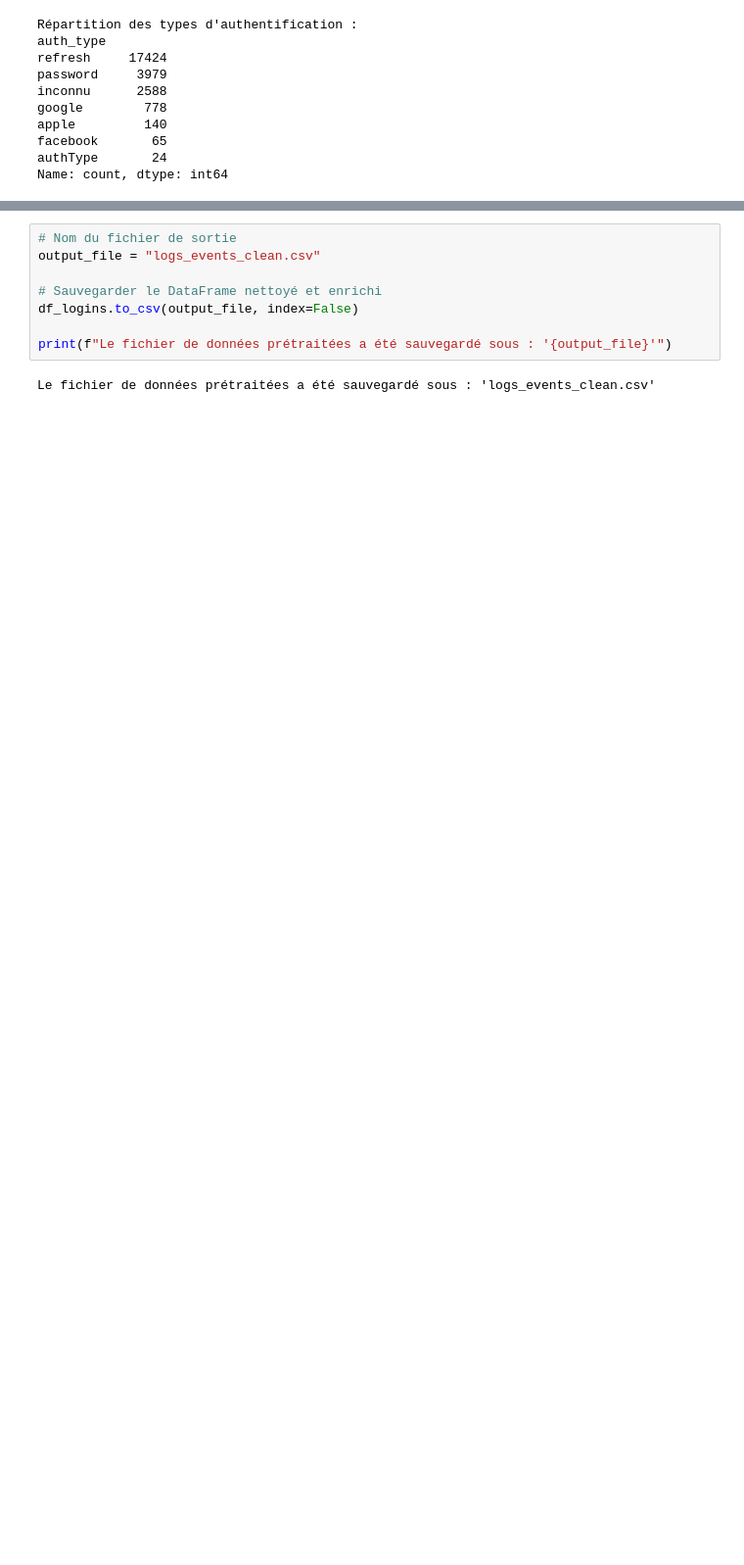
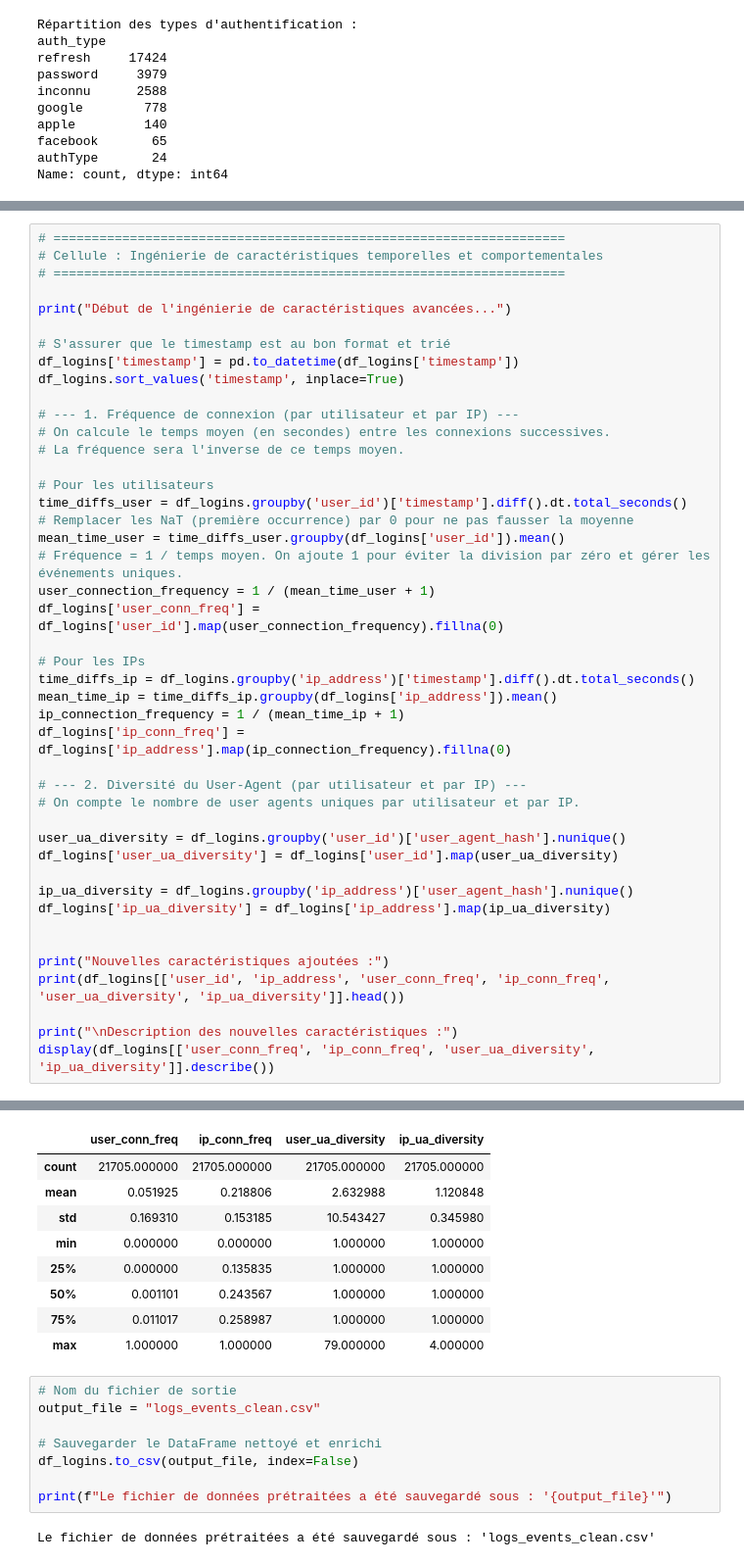
Before and after one commit to diidouu/PING14, a Jupyter notebook: pretraitement.ipynb, the cells around one changed output, grey strips where cells are left out. Shown at 98% size. Saved outputs shown, nothing was run; the diff lists cells and outputs as text; blank space fills up the shorter version.

```diff
--- a/pretraitement.ipynb
+++ b/pretraitement.ipynb
@@ -291,3 +291,48 @@ Aperçu du DataFrame des connexions :
 | 12 | AZcxur-7orOvtZtmN7R8 | f7fd2b5c327cd330975ed6e1cf9711260... | 2025-06-02 17:40:11.835000+00:00 | login | refresh | cfd5065ab4d87895601e26bd782055667... | vNm6E4T787EOcDObKj3R | 7dd784295e588d22a36f9aa4661e813c2... | identity_first_party | ... |
 | 13 | AZcxur-7orOvtZtmN7R8 | f7fd2b5c327cd330975ed6e1cf9711260... | 2025-06-02 17:40:11.835000+00:00 | login | refresh | cfd5065ab4d87895601e26bd782055667... | vNm6E4T787EOcDObKj3R | 7dd784295e588d22a36f9aa4661e813c2... | identity_first_party | ... |
 | 16 | AZcxusENH9C07pBMSrTc | 3863d3bbf73743ac699f04838a7d29d81... | 2025-06-02 17:40:12.173000+00:00 | login | refresh | fe14787607e69d705c79db451fa77bbe7... | 3efp2wUSJdNCaau1BAjS | cbef514453fadaafc44470bef7f3c2df6... | identity_first_party | ... |
+# %%
+# ===================================================================
+# Cellule : Ingénierie de caractéristiques temporelles et comportementales
+# ===================================================================
+
+print("Début de l'ingénierie de caractéristiques avancées...")
+
+# S'assurer que le timestamp est au bon format et trié
+df_logins['timestamp'] = pd.to_datetime(df_logins['timestamp'])
+df_logins.sort_values('timestamp', inplace=True)
+
+# --- 1. Fréquence de connexion (par utilisateur et par IP) ---
+# On calcule le temps moyen (en secondes) entre les connexions successives.
+# La fréquence sera l'inverse de ce temps moyen.
+
+# Pour les utilisateurs
+time_diffs_user = df_logins.groupby('user_id')['timestamp'].diff().dt.total_seconds()
+# Remplacer les NaT (première occurrence) par 0 pour ne pas fausser la moyenne
+mean_time_user = time_diffs_user.groupby(df_logins['user_id']).mean()
+# Fréquence = 1 / temps moyen. On ajoute 1 pour éviter la division par zéro et gérer les événements uniques.
+user_connection_frequency = 1 / (mean_time_user + 1)
+df_logins['user_conn_freq'] = df_logins['user_id'].map(user_connection_frequency).fillna(0)
+
+# Pour les IPs
+time_diffs_ip = df_logins.groupby('ip_address')['timestamp'].diff().dt.total_seconds()
+mean_time_ip = time_diffs_ip.groupby(df_logins['ip_address']).mean()
+ip_connection_frequency = 1 / (mean_time_ip + 1)
+df_logins['ip_conn_freq'] = df_logins['ip_address'].map(ip_connection_frequency).fillna(0)
+
+# --- 2. Diversité du User-Agent (par utilisateur et par IP) ---
+# On compte le nombre de user agents uniques par utilisateur et par IP.
+
+user_ua_diversity = df_logins.groupby('user_id')['user_agent_hash'].nunique()
+df_logins['user_ua_diversity'] = df_logins['user_id'].map(user_ua_diversity)
+
+ip_ua_diversity = df_logins.groupby('ip_address')['user_agent_hash'].nunique()
+df_logins['ip_ua_diversity'] = df_logins['ip_address'].map(ip_ua_diversity)
+
+
+print("Nouvelles caractéristiques ajoutées :")
+print(df_logins[['user_id', 'ip_address', 'user_conn_freq', 'ip_conn_freq', 'user_ua_diversity', 'ip_ua_diversity']].head())
+
+print("\nDescription des nouvelles caractéristiques :")
+display(df_logins[['user_conn_freq', 'ip_conn_freq', 'user_ua_diversity', 'ip_ua_diversity']].describe())
+# %% [output]
@@ -294,3 +356,12 @@ Aperçu du DataFrame des connexions :
+|  | user_conn_freq | ip_conn_freq | user_ua_diversity | ip_ua_diversity |
+| count | 21705.000000 | 21705.000000 | 21705.000000 | 21705.000000 |
+| mean | 0.051925 | 0.218806 | 2.632988 | 1.120848 |
+| std | 0.169310 | 0.153185 | 10.543427 | 0.345980 |
+| min | 0.000000 | 0.000000 | 1.000000 | 1.000000 |
+| 25% | 0.000000 | 0.135835 | 1.000000 | 1.000000 |
+| 50% | 0.001101 | 0.243567 | 1.000000 | 1.000000 |
+| 75% | 0.011017 | 0.258987 | 1.000000 | 1.000000 |
+| max | 1.000000 | 1.000000 | 79.000000 | 4.000000 |
 # %%
 # Nom du fichier de sortie
 output_file = "logs_events_clean.csv"
```
Also changed, not shown: parts of 1 cell of this notebook, 25 other files.
